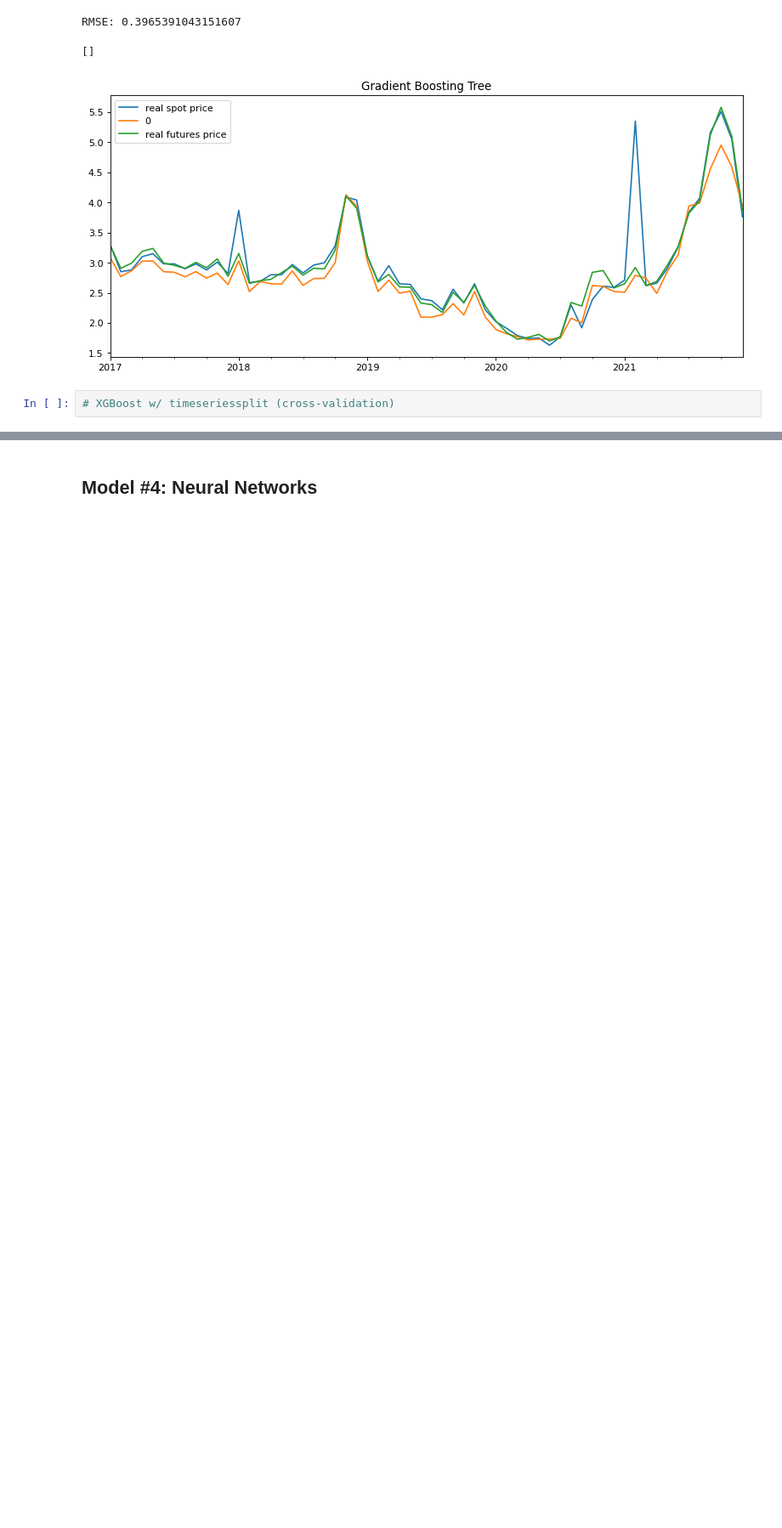
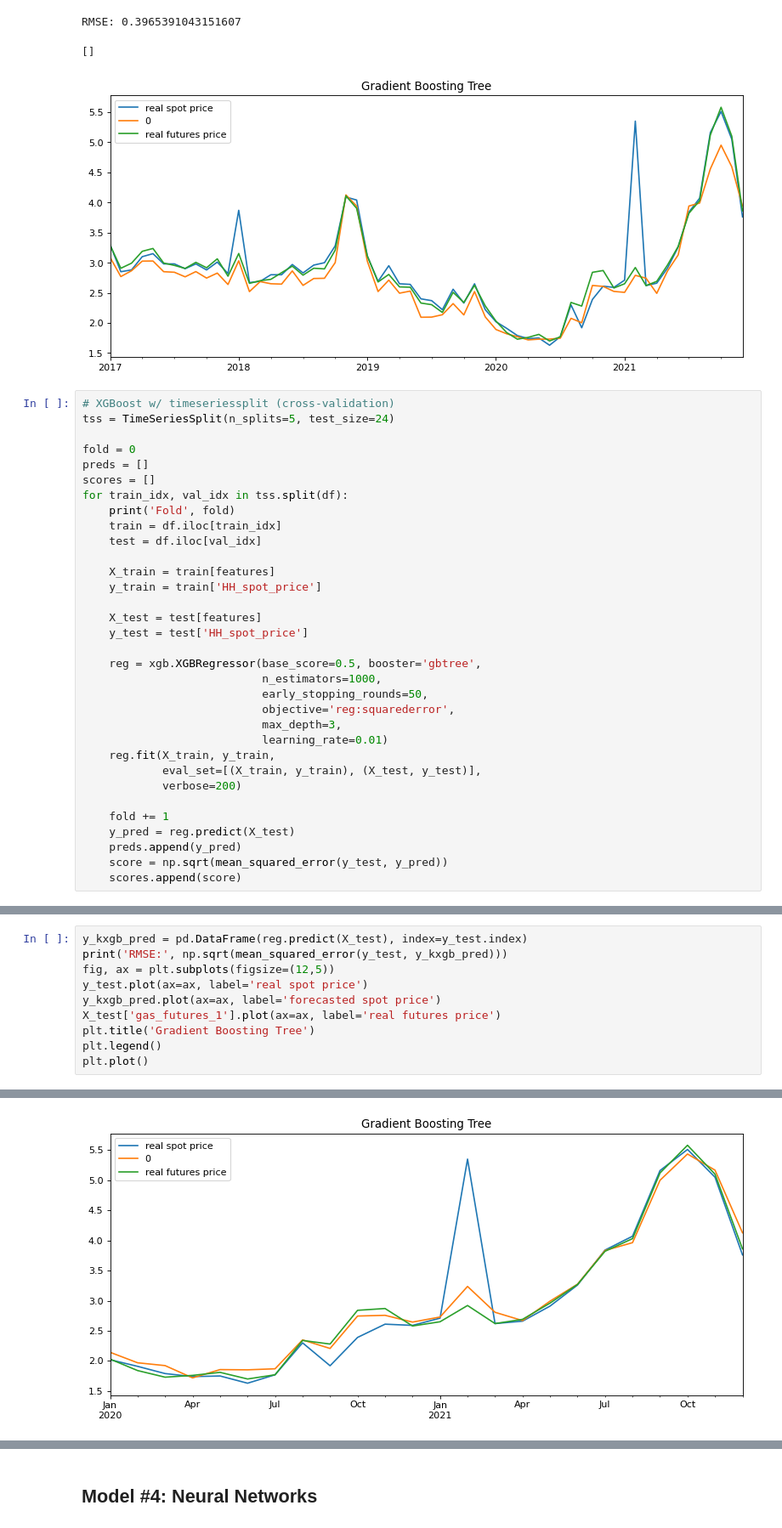
Before and after one commit to yahanxu/Team-2, a Jupyter notebook: data_processing.ipynb, the cells around one changed output, grey strips where cells are left out. Shown at 85% size. Drawn from its saved outputs; the diff is of its cells as text; blank space fills up the shorter version.

```diff
--- a/data_processing.ipynb
+++ b/data_processing.ipynb
@@ -302,4 +302,35 @@ RMSE: 0.3965391043151607
 [figure]
 # %%
 # XGBoost w/ timeseriessplit (cross-validation)
+tss = TimeSeriesSplit(n_splits=5, test_size=24)
+
+fold = 0
+preds = []
+scores = []
+for train_idx, val_idx in tss.split(df):
+    print('Fold', fold)
+    train = df.iloc[train_idx]
+    test = df.iloc[val_idx]
+
+    X_train = train[features]
+    y_train = train['HH_spot_price']
+
+    X_test = test[features]
+    y_test = test['HH_spot_price']
+
+    reg = xgb.XGBRegressor(base_score=0.5, booster='gbtree',
+                           n_estimators=1000,
+                           early_stopping_rounds=50,
+                           objective='reg:squarederror',
+                           max_depth=3,
+                           learning_rate=0.01)
+    reg.fit(X_train, y_train,
+            eval_set=[(X_train, y_train), (X_test, y_test)],
+            verbose=200)
+
+    fold += 1
+    y_pred = reg.predict(X_test)
+    preds.append(y_pred)
+    score = np.sqrt(mean_squared_error(y_test, y_pred))
+    scores.append(score)
 # %% [output]
@@ -306,0 +360,11 @@ RMSE: 0.3965391043151607
+# %%
+y_kxgb_pred = pd.DataFrame(reg.predict(X_test), index=y_test.index)
+print('RMSE:', np.sqrt(mean_squared_error(y_test, y_kxgb_pred)))
+fig, ax = plt.subplots(figsize=(12,5))
+y_test.plot(ax=ax, label='real spot price')
+y_kxgb_pred.plot(ax=ax, label='forecasted spot price')
+X_test['gas_futures_1'].plot(ax=ax, label='real futures price')
+plt.title('Gradient Boosting Tree')
+plt.legend()
+plt.plot()
+# %% [output]
@@ -306,0 +373 @@ RMSE: 0.3965391043151607
+[figure, added]
```
Also changed, not shown: parts of 5 cells of this notebook.
